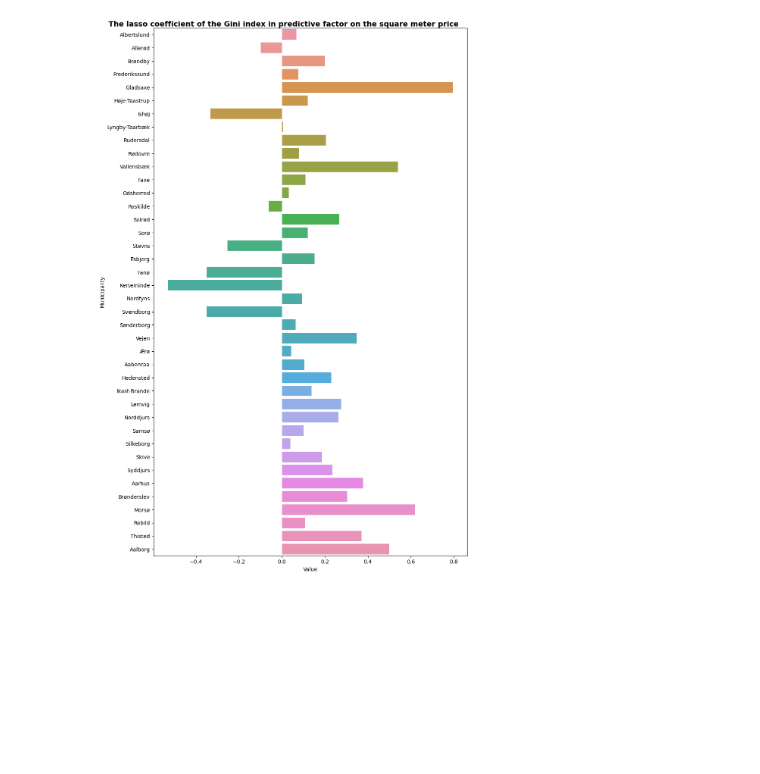
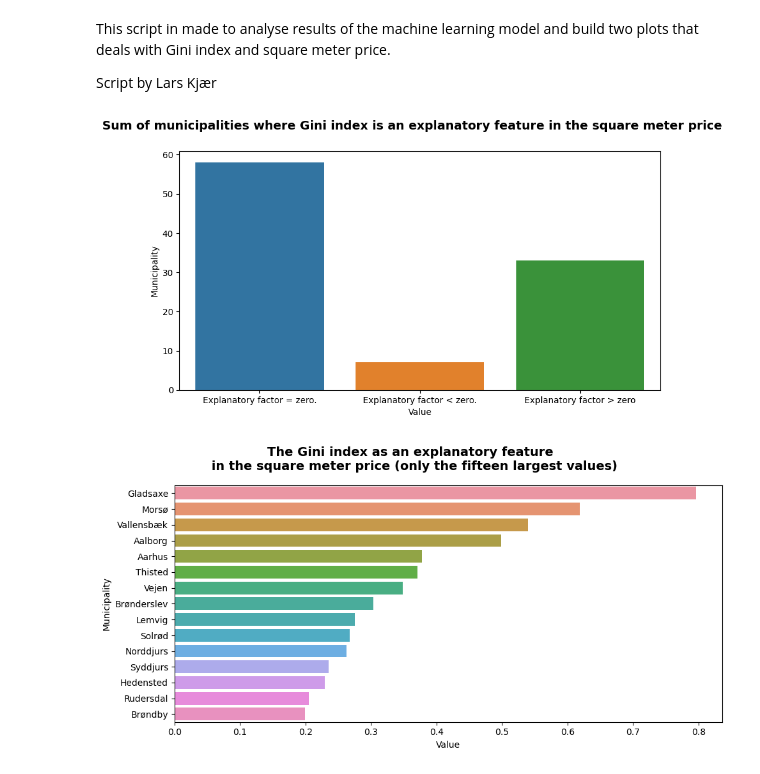
Before and after one commit to pryn-kb/isds2023, a Jupyter notebook: Gini index visualisation.ipynb, the cells around one changed output. Drawn from its saved outputs; the diff is of its cells as text; code cells hidden in the pictures; blank space fills up the shorter version.

Commit message:
gini visualisation

```diff
--- a/Gini index visualisation.ipynb
+++ b/Gini index visualisation.ipynb
@@ -3,3 +1,7 @@ i
+# %% [markdown]
+This script in made to analyse results of the machine learning model and build two plots that deals with Gini index and square meter price.
+
+Script by Lars Kjær
 # %%
 from pathlib import Path
 import warnings
@@ -22,27 +24,60 @@ muni_codes = pd.read_csv('municipality_number_codes.csv', sep=';', names=['muni_
 # Merge the parameter and the geo data
 merged_df = muni_codes.merge(df_coefficients, on='muni_code')
 
-filtered_subset_gini_greater_than_one = merged_df[merged_df['gini_index'] != 0]
+# extract data for plot -- sum of municipalities Explanatory factor
+gini_is_zero = len(merged_df[merged_df['gini_index'] == 0])
+filtered_subset_gini_less_than_zero = len(merged_df[merged_df['gini_index'] < 0])
+filtered_subset_gini_greater_than_zero = len(merged_df[merged_df['gini_index'] > 0])
+gini_index_dist1 = pd.DataFrame({'Explanatory factor = zero.' : [gini_is_zero],
+                                'Explanatory factor < zero.' : [filtered_subset_gini_less_than_zero],
+                                'Explanatory factor > zero' : [filtered_subset_gini_greater_than_zero]})
+gini_index_dist1 = gini_index_dist1.T.reset_index().rename(columns = {'index':'observations',
+                                      0: 'sum'})
 
-data = filtered_subset_gini_greater_than_one
+
+# extract data for plot - filtered_subset_gini_greater_than_zero
+filtered_subset_gini_greater_than_zero = merged_df[merged_df['gini_index'] > 0]
+filtered_subset_gini_greater_than_zero = filtered_subset_gini_greater_than_zero.sort_values('gini_index')
 # %%
 # Create a figure and subplots with two columns
-fig, ax = plt.subplots(figsize=(10, 15))
+fig, ax = plt.subplots(figsize=(10, 5))
 
 # Create the bar plot using sns.barplot
-ax = sns.barplot(x='gini_index', y='muni_name', data=data)
+ax = sns.barplot(x='observations', y='sum', data=gini_index_dist1)
 
 # Add labels and title
 plt.xlabel('Value')
 plt.ylabel('Municipality')
 
 # Title the figure
-fig.suptitle('The lasso coefficient of the Gini index in predictive factor on the square meter price', fontsize=14, fontweight='bold');
+fig.suptitle('Sum of municipalities where Gini index is an explanatory feature in the square meter price', fontsize=14, fontweight='bold');
 
 # Adjust layout
-plt.tight_layout()
+#plt.tight_layout()
 
 # Show the plots
 plt.show()
 # %% [output]
-[figure, old version]
+[figure, new version]
+# %%
+# Create a figure and subplots with two columns
+fig, ax = plt.subplots(figsize=(10, 5))
+
+# Create the bar plot using sns.barplot
+ax = sns.barplot(x='gini_index', y='muni_name', data=filtered_subset_gini_greater_than_zero.sort_values('gini_index',
+                                                                                                       ascending=False).head(15))
+
+# Add labels and title
+plt.xlabel('Value')
+plt.ylabel('Municipality')
+
+# Title the figure
+fig.suptitle('The Gini index as an explanatory feature \n in the square meter price (only the fifteen largest values)', fontsize=14, fontweight='bold');
+
+# Adjust layout
+plt.tight_layout()
+
+# Show the plots
+plt.show()
+# %% [output]
+[figure, added]
```
Also changed, not shown: parts of 1 cell of this notebook.
